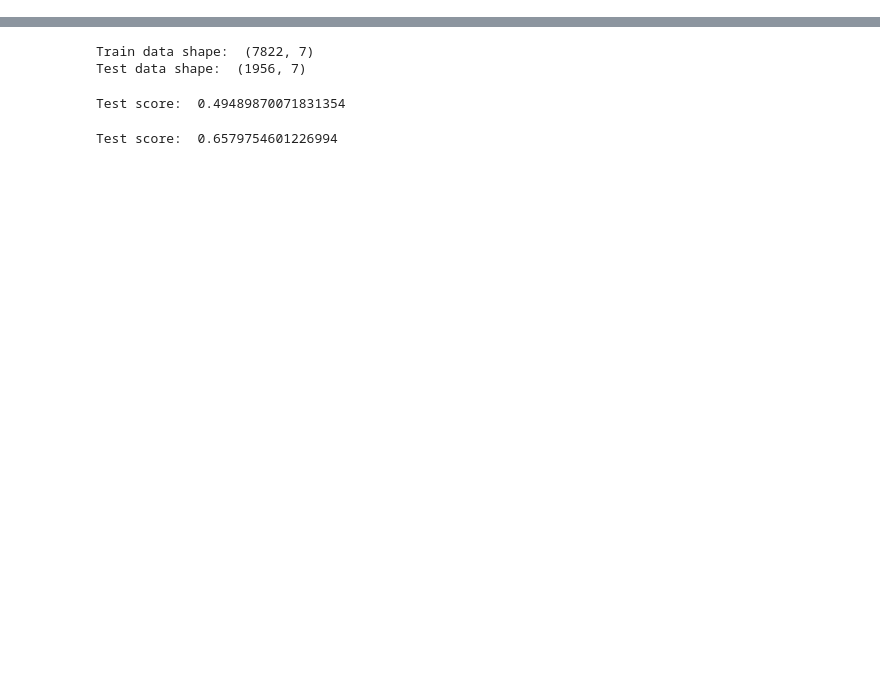
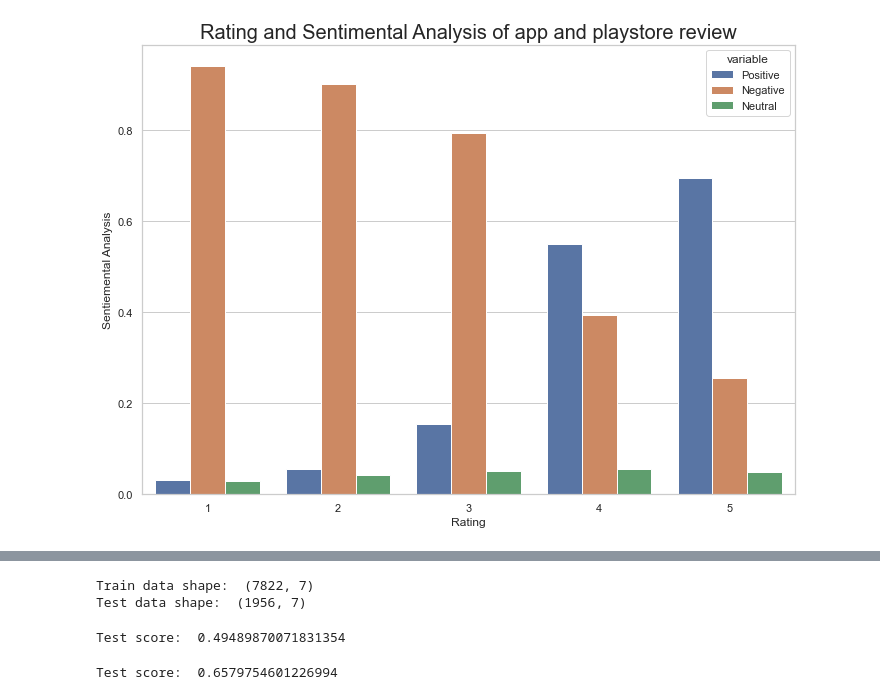
Before and after one commit to makeathonfhnw/The4, a Jupyter notebook: mlr_train_test_data.ipynb, the cells around one changed output, grey strips where cells are left out. Drawn from its saved outputs; the diff is of its cells as text; code cells hidden in the pictures; blank space fills up the shorter version.

```diff
--- a/mlr_train_test_data.ipynb
+++ b/mlr_train_test_data.ipynb
@@ -38,0 +119,4 @@ memory usage: 534.9+ KB
+# %%
+# groupby rating and calculate mean
+df_rating = df.groupby('rating').mean()
+df_rating.head()
@@ -38,0 +131,4 @@ memory usage: 534.9+ KB
+# %%
+# pd.melt df_rating
+df_rating = pd.melt(df_rating.reset_index(), id_vars=['rating'], value_vars=['Positive', 'Negative', 'Neutral'])
+df_rating.head()
@@ -38,0 +142,14 @@ memory usage: 534.9+ KB
+# %%
+# create barplot visualisation with binning
+sns.set(style="whitegrid")
+
+ax = sns.barplot(x="rating", y="value", hue="variable", data=df_rating)
+# title
+plt.title('Rating and Sentimental Analysis of app and playstore review', fontsize=20)
+# x-axis
+plt.xlabel('Rating')
+# y-axis
+plt.ylabel('Sentiemental Analysis')
+plt.show()
+# %% [output]
+[figure, added]
```
Also changed, not shown: parts of 34 cells of this notebook.
